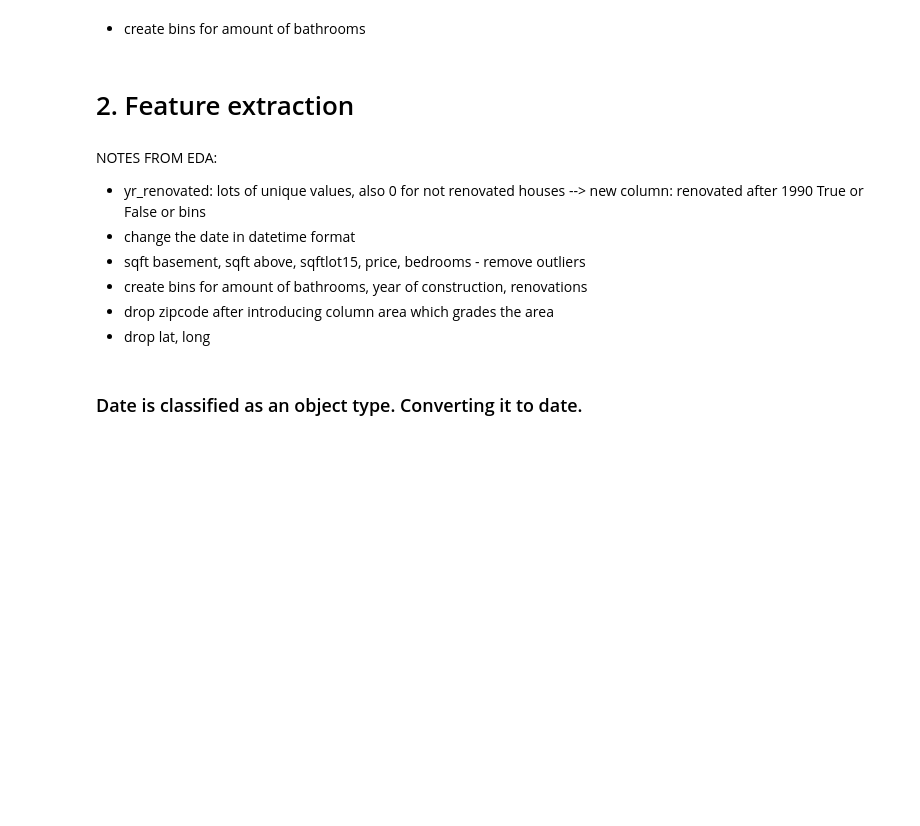
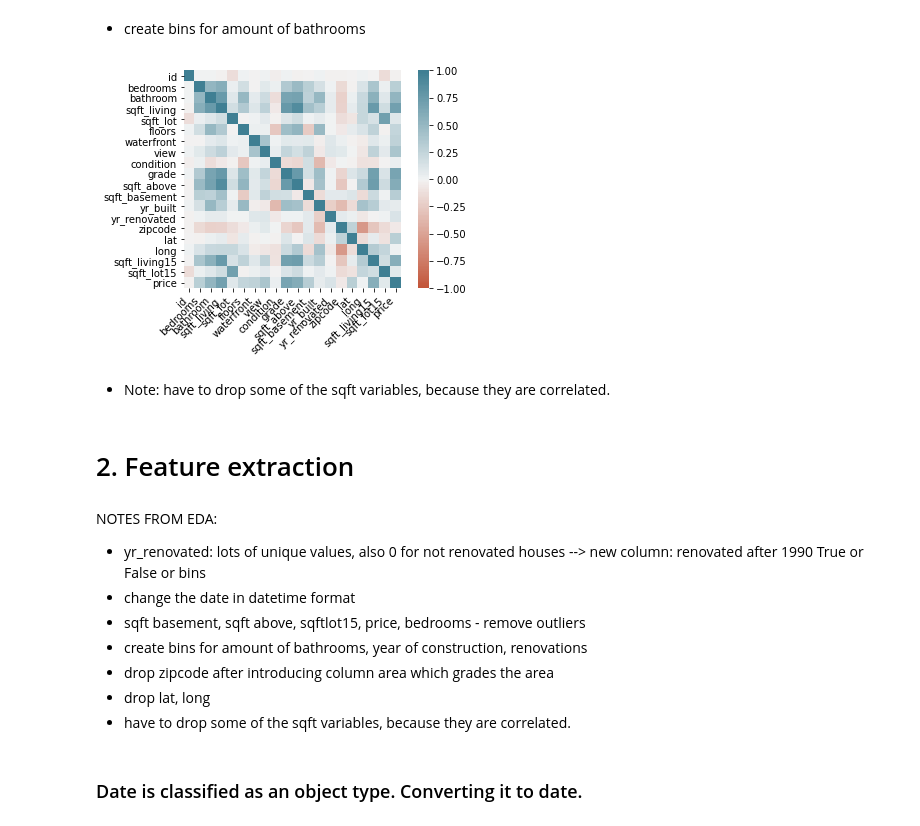
Before and after one commit to samcana/project_house, a Jupyter notebook: realestate_Isabel.ipynb, the cells around one changed output. Saved outputs shown, nothing was run; the diff lists cells and outputs as text; code cells hidden in the pictures; blank space fills up the shorter version.

```diff
--- a/realestate_Isabel.ipynb
+++ b/realestate_Isabel.ipynb
@@ -186,6 +186,23 @@ array([1.  , 2.25, 3.  , 2.  , 4.5 , 1.5 , 2.5 , 1.75, 2.75, 3.25, 4.  ,
        6.75, 5.75, 8.  , 7.5 , 7.75, 6.25, 6.5 ])
 # %% [markdown]
 * create bins for amount of bathrooms
+# %%
+corr = data.corr()
+ax = sns.heatmap(
+    corr,
+    vmin=-1, vmax=1, center=0,
+    cmap=sns.diverging_palette(20, 220, n=200),
+    square=True
+)
+ax.set_xticklabels(
+    ax.get_xticklabels(),
+    rotation=45,
+    horizontalalignment='right'
+);
+# %% [output]
+[figure, added]
+# %% [markdown]
+* Note: have to drop some of the sqft variables, because they are correlated.
 # %% [markdown]
 # 2. Feature extraction
 # %% [markdown]
@@ -196,6 +213,7 @@ NOTES FROM EDA:
 * create bins for amount of bathrooms, year of construction, renovations
 * drop zipcode after introducing column area which grades the area
 * drop lat, long
+* have to drop some of the sqft variables, because they are correlated.
 # %%
 cleandata=data
 # %% [markdown]
```
Also changed, not shown: parts of 17 cells of this notebook.
